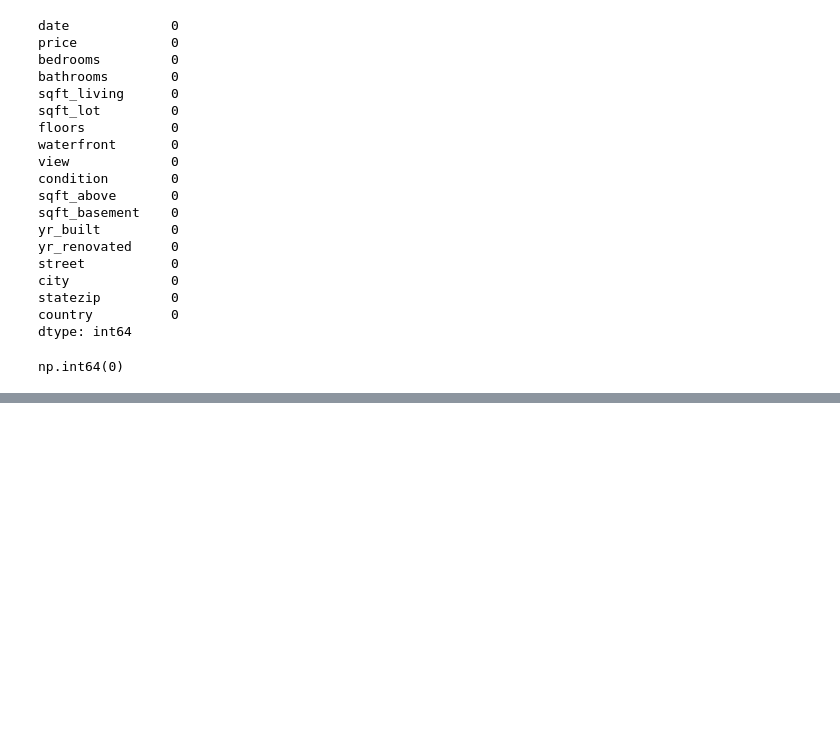
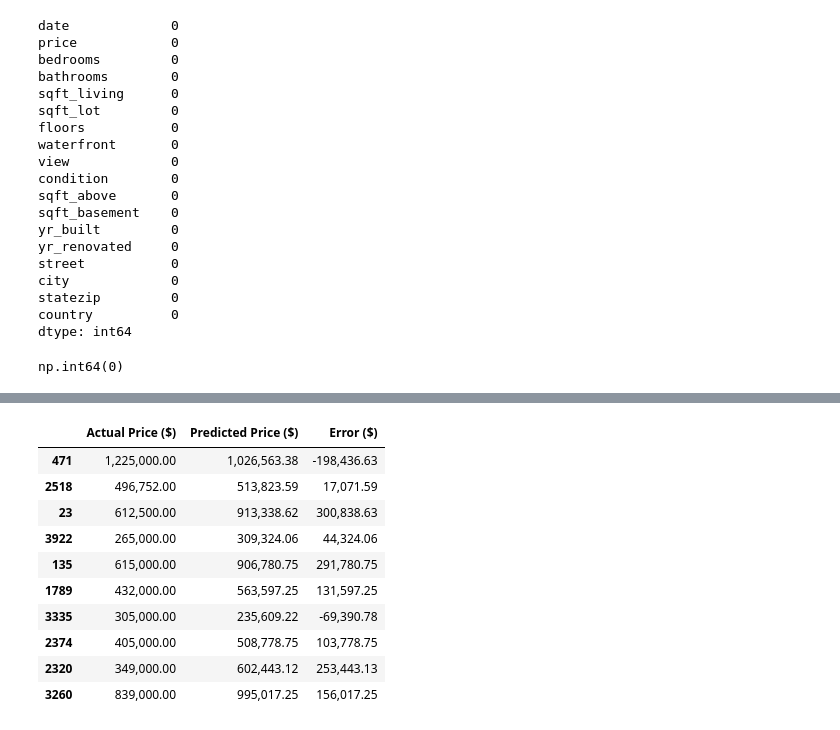
Before and after one commit to aakash2266/Random_Notes, a Jupyter notebook: ANN.ipynb, the cells around one changed output, grey strips where cells are left out. Drawn from its saved outputs; the diff is of its cells as text; code cells hidden in the pictures; blank space fills up the shorter version.

```diff
--- a/ANN.ipynb
+++ b/ANN.ipynb
@@ -308,0 +311,11 @@ ANN MAE ($): 316239.0373009521
+# %%
+y_pred_actual = y_pred_actual.flatten()
+# %%
+import pandas as pd
+
+results = pd.DataFrame({
+    "Actual Price ($)": y_test_actual[:10],
+    "Predicted Price ($)": y_pred_actual[:10]
+})
+
+results
@@ -308,0 +334,15 @@ ANN MAE ($): 316239.0373009521
+# %%
+results["Error ($)"] = results["Predicted Price ($)"] - results["Actual Price ($)"]
+results
+# %% [output]
+|  | Actual Price ($) | Predicted Price ($) | Error ($) |
+| 471 | 1,225,000.00 | 1,026,563.38 | -198,436.63 |
+| 2518 | 496,752.00 | 513,823.59 | 17,071.59 |
+| 23 | 612,500.00 | 913,338.62 | 300,838.63 |
+| 3922 | 265,000.00 | 309,324.06 | 44,324.06 |
+| 135 | 615,000.00 | 906,780.75 | 291,780.75 |
+| 1789 | 432,000.00 | 563,597.25 | 131,597.25 |
+| 3335 | 305,000.00 | 235,609.22 | -69,390.78 |
+| 2374 | 405,000.00 | 508,778.75 | 103,778.75 |
+| 2320 | 349,000.00 | 602,443.12 | 253,443.13 |
+| 3260 | 839,000.00 | 995,017.25 | 156,017.25 |
```
Also changed, not shown: parts of 16 cells of this notebook.
